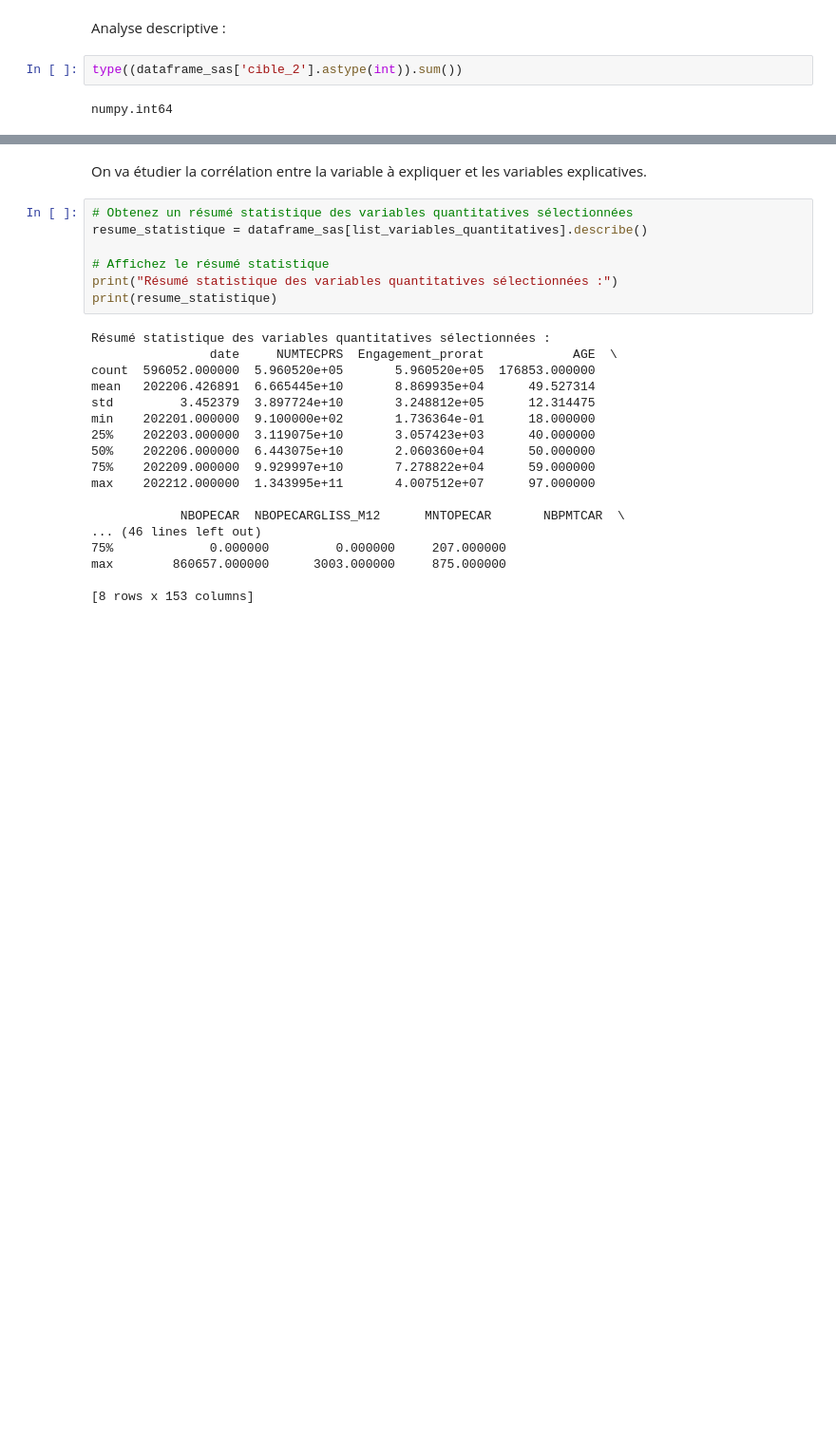
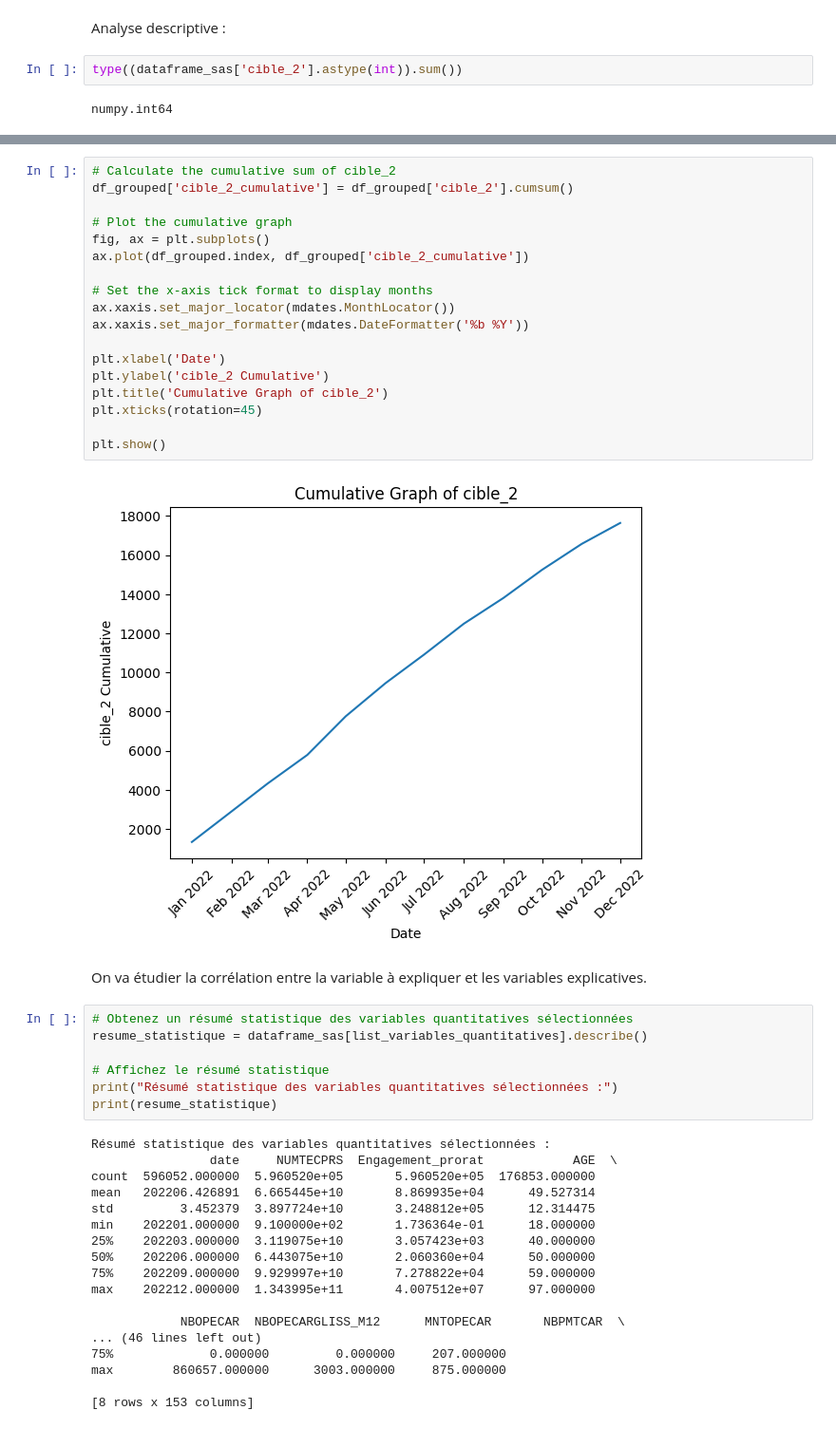
Before and after one commit to ceddx/projet-scoring, a Jupyter notebook: projet_scoring_ced.ipynb, the cells around one changed output, grey strips where cells are left out. Shown at 95% size. Saved outputs shown, nothing was run; the diff lists cells and outputs as text; blank space fills up the shorter version.

```diff
--- a/projet_scoring_ced.ipynb
+++ b/projet_scoring_ced.ipynb
@@ -159,3 +175,23 @@ See the caveats in the documentation: https://pandas.pydata.org/pandas-docs/stab
+# %%
+# Calculate the cumulative sum of cible_2
+df_grouped['cible_2_cumulative'] = df_grouped['cible_2'].cumsum()
+
+# Plot the cumulative graph
+fig, ax = plt.subplots()
+ax.plot(df_grouped.index, df_grouped['cible_2_cumulative'])
+
+# Set the x-axis tick format to display months
+ax.xaxis.set_major_locator(mdates.MonthLocator())
+ax.xaxis.set_major_formatter(mdates.DateFormatter('%b %Y'))
+
+plt.xlabel('Date')
+plt.ylabel('cible_2 Cumulative')
+plt.title('Cumulative Graph of cible_2')
+plt.xticks(rotation=45)
+
+plt.show()
+# %% [output]
+[figure, added]
 # %% [markdown]
 On va étudier la corrélation entre la variable à expliquer et les variables explicatives.
 # %%
```
Also changed, not shown: parts of 42 cells of this notebook, 1 other file.
